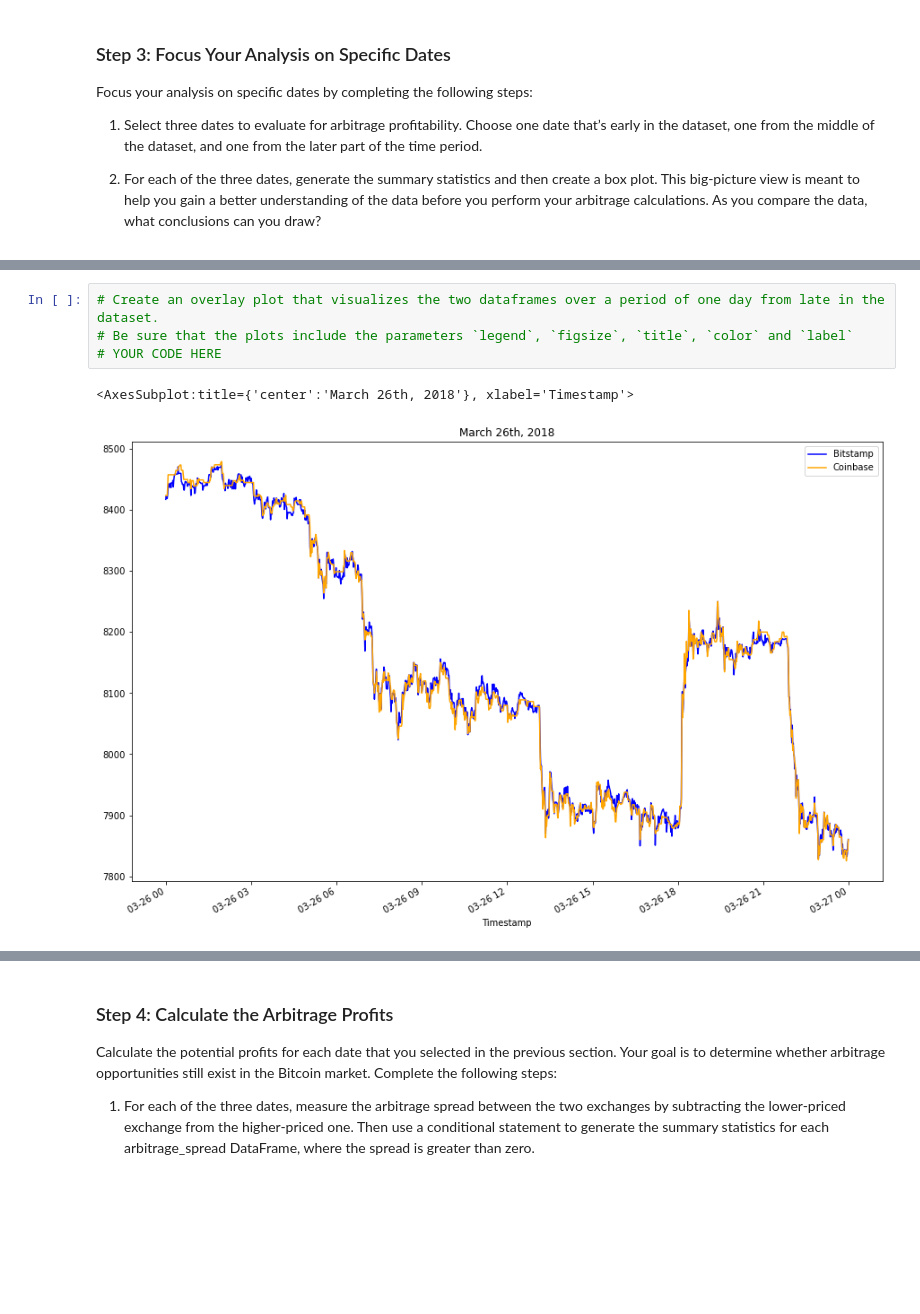
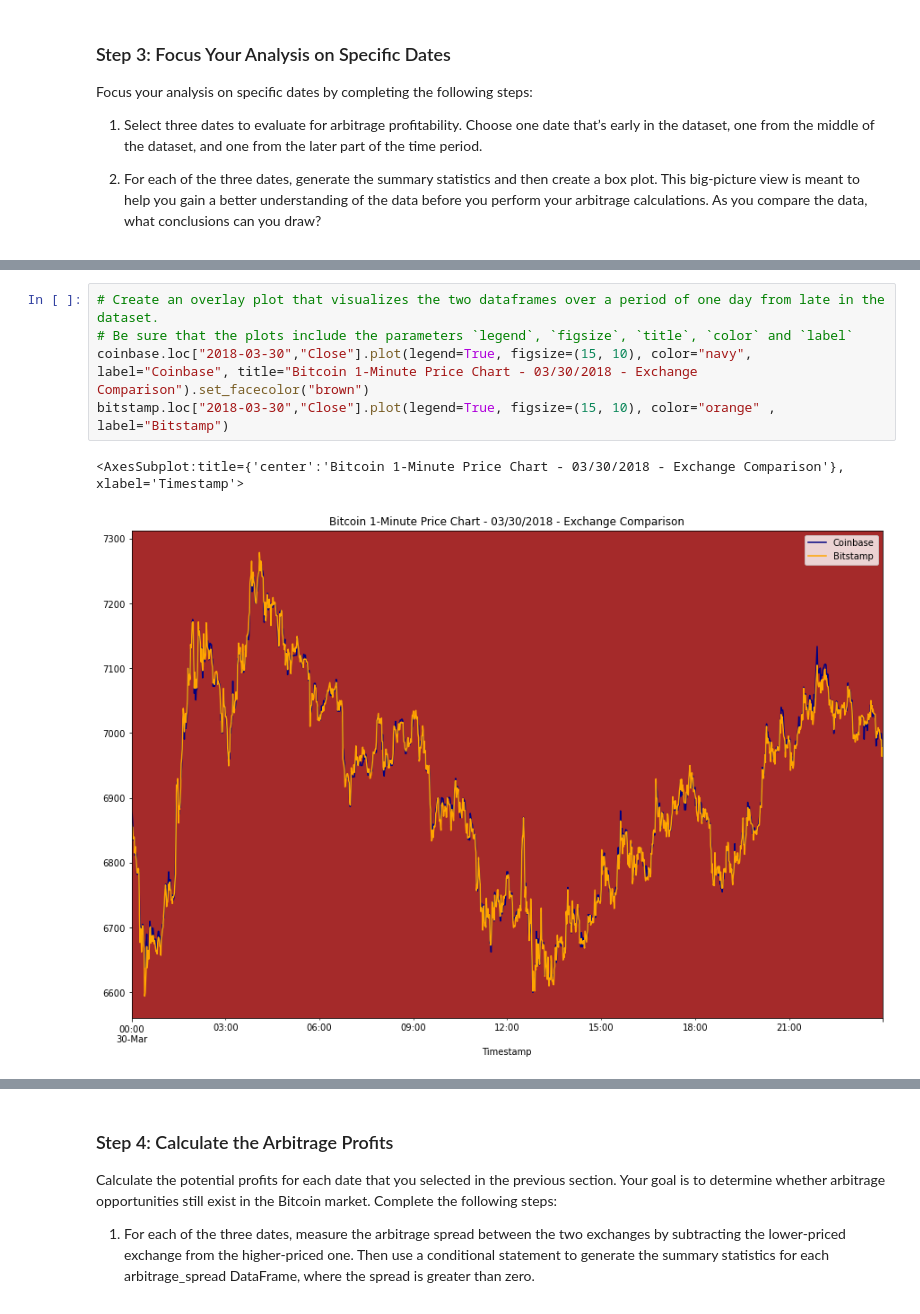
Before and after one commit to Exastorm/Crypto_Arbitrage, a Jupyter notebook: crypto_arbitrage.ipynb, the cells around one changed output, grey strips where cells are left out. Saved outputs shown, nothing was run; the diff lists cells and outputs as text; blank space fills up the shorter version.

```diff
--- a/crypto_arbitrage.ipynb
+++ b/crypto_arbitrage.ipynb
@@ -448,10 +445,11 @@ Name: Close, dtype: float64
 # %%
 # Create an overlay plot that visualizes the two dataframes over a period of one day from late in the dataset.
 # Be sure that the plots include the parameters `legend`, `figsize`, `title`, `color` and `label`
-# YOUR CODE HERE
+coinbase.loc["2018-03-30","Close"].plot(legend=True, figsize=(15, 10), color="navy", label="Coinbase", title="Bitcoin 1-Minute Price Chart - 03/30/2018 - Exchange Comparison").set_facecolor("brown")
+bitstamp.loc["2018-03-30","Close"].plot(legend=True, figsize=(15, 10), color="orange" , label="Bitstamp")
 # %% [output]
-<AxesSubplot:title={'center':'March 26th, 2018'}, xlabel='Timestamp'>
+<AxesSubplot:title={'center':'Bitcoin 1-Minute Price Chart - 03/30/2018 - Exchange Comparison'}, xlabel='Timestamp'>
-[figure, old version]
+[figure, new version]
 # %%
 # Using the date from the late that you have selected, calculate the arbitrage spread
 # by subtracting the bitstamp lower closing prices from the coinbase higher closing prices
```
Also changed, not shown: parts of 13 cells of this notebook.
